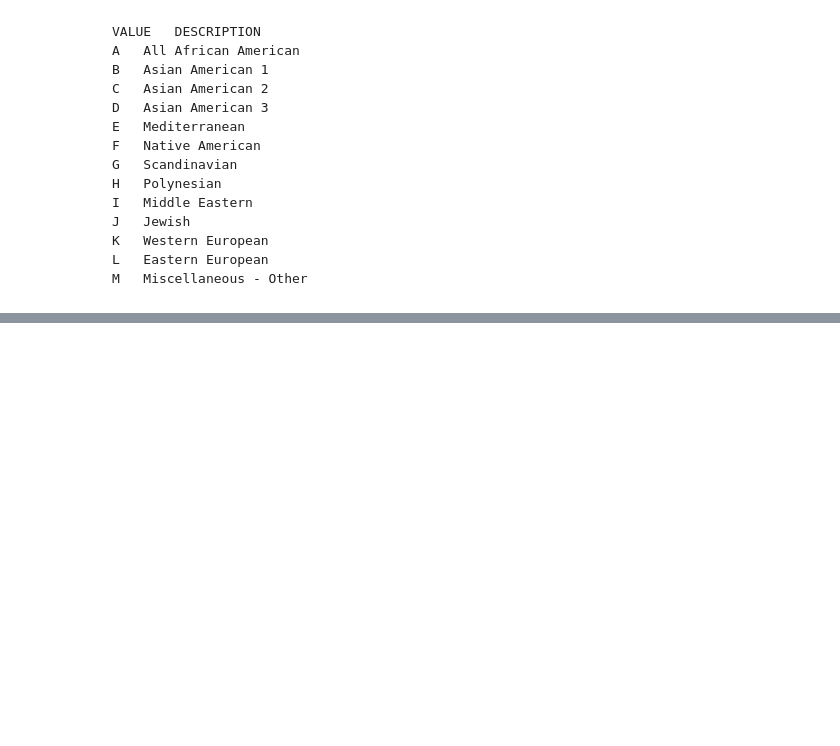
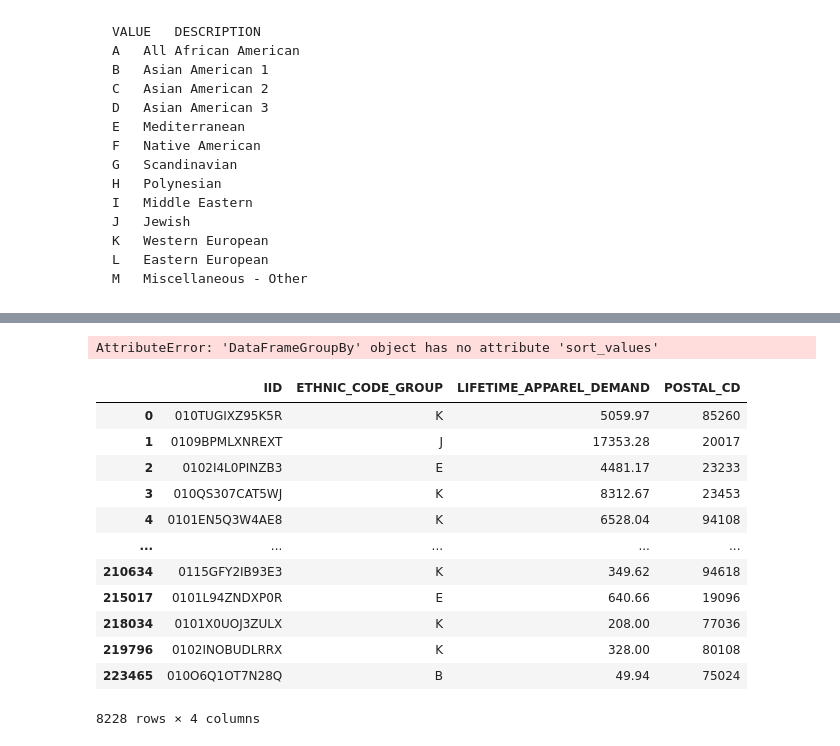
Before and after one commit to mwehner2022/Retail_Analysis, a Jupyter notebook: Ethnicity_Analysis.ipynb, the cells around one changed output, grey strips where cells are left out. Saved outputs shown, nothing was run; the diff lists cells and outputs as text; code cells hidden in the pictures; blank space fills up the shorter version.

```diff
--- a/Ethnicity_Analysis.ipynb
+++ b/Ethnicity_Analysis.ipynb
@@ -178,0 +245,28 @@ df_twice_agg.sort_values().plot(kind='bar')
+# %%
+#Cross reference zip code and ethnic code
+
+# POSTAL_CD
+# ETHNIC_CODE_GROUP
+
+df_postal=df_twice.groupby('POSTAL_CD').sort_values(by='ETHNIC_CODE_GROUP')
+#.sort_values(ascending=False)
+
+df_postal.head(20)
+# %% [output]
+AttributeError: 'DataFrameGroupBy' object has no attribute 'sort_values'
+# %%
+df_twice
+# %% [output]
+|  | IID | ETHNIC_CODE_GROUP | LIFETIME_APPAREL_DEMAND | POSTAL_CD |
+| 0 | 010TUGIXZ95K5R | K | 5059.97 | 85260 |
+| 1 | 0109BPMLXNREXT | J | 17353.28 | 20017 |
+| 2 | 0102I4L0PINZB3 | E | 4481.17 | 23233 |
+| 3 | 010QS307CAT5WJ | K | 8312.67 | 23453 |
+| 4 | 0101EN5Q3W4AE8 | K | 6528.04 | 94108 |
+| ... | ... | ... | ... | ... |
+| 210634 | 0115GFY2IB93E3 | K | 349.62 | 94618 |
+| 215017 | 0101L94ZNDXP0R | E | 640.66 | 19096 |
+| 218034 | 0101X0UOJ3ZULX | K | 208.00 | 77036 |
+| 219796 | 0102INOBUDLRRX | K | 328.00 | 80108 |
+| 223465 | 010O6Q1OT7N28Q | B | 49.94 | 75024 |
+8228 rows × 4 columns
```
Also changed, not shown: parts of 18 cells of this notebook, 1 other file.
